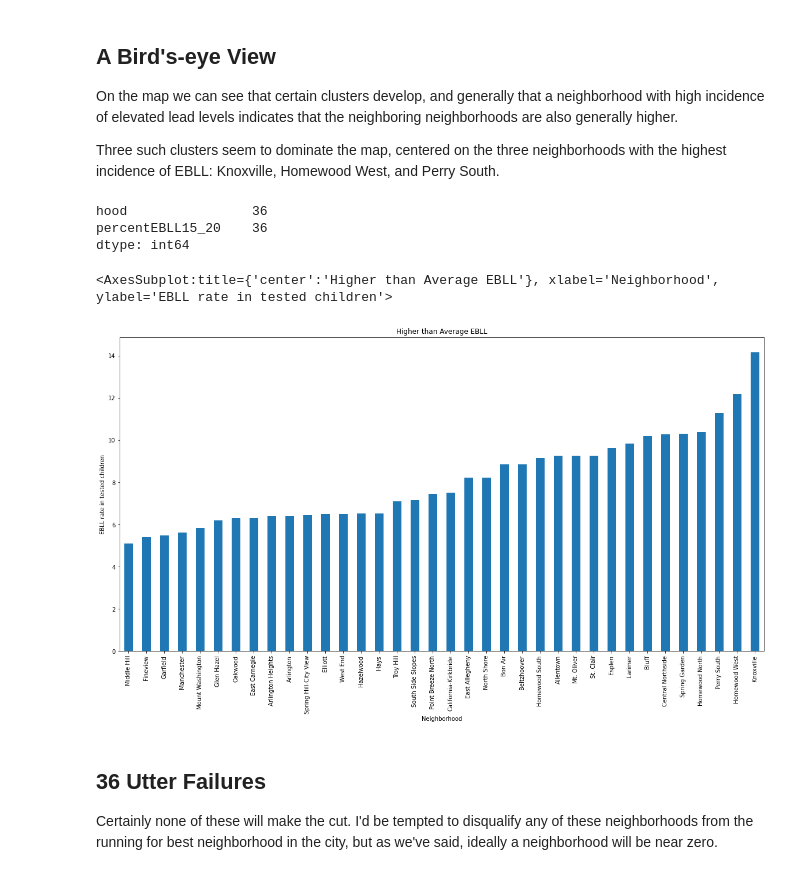
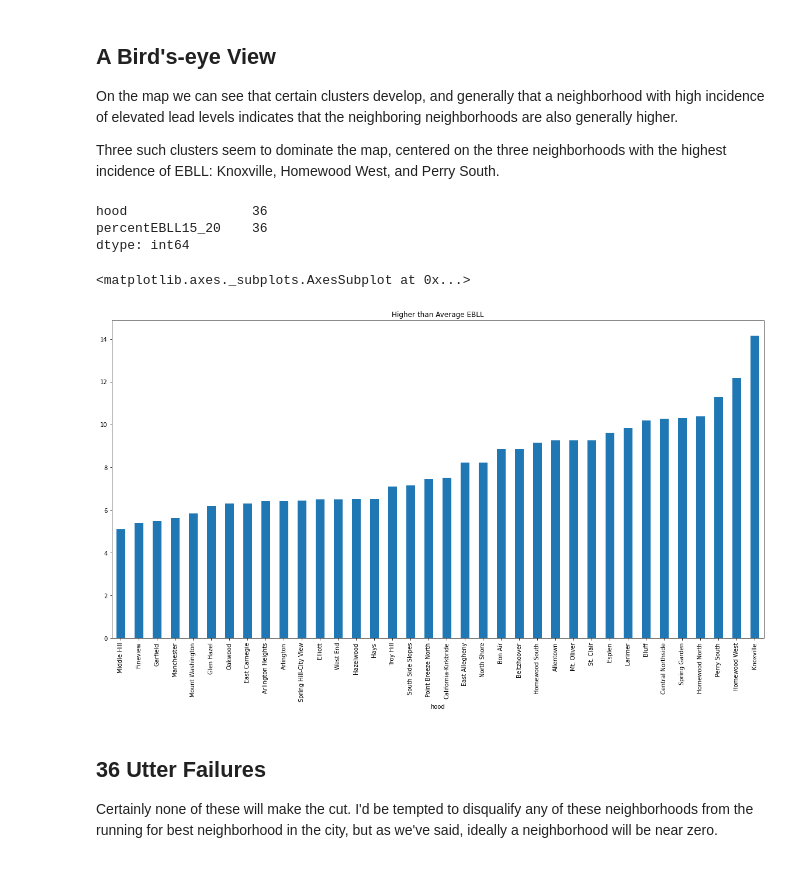
Before and after one commit to neffers/pittsburgh-neighborhood-analysis, a Jupyter notebook: jbb65-lead-in-the-water.ipynb, the cells around one changed output. Drawn from its saved outputs; the diff is of its cells as text; code cells hidden in the pictures.

```diff
--- a/jbb65-lead-in-the-water.ipynb
+++ b/jbb65-lead-in-the-water.ipynb
@@ -19,7 +19,8 @@ nb = gp.read_file("neighborhoods/Neighborhoods_.shp")
 ell = pd.read_csv("elevated-blood-lead-levels.csv")
 
 # Insert column to merge on in neighborhoods geodata
-nb.insert(0,"tract",nb['tractce10'].astype("Int64", errors='ignore').fillna(0))
+nb.insert(0,"tract",nb['tractce10'].fillna(0).astype("int64", errors='ignore'))
+#nb.insert(0,"tract",nb['tractce10'].astype("Int64", errors='ignore').fillna(0))
 
 # Insert column to merge on in lead level dataframe
 ell.insert(0,"tract",(ell["CensusTract"]-42003000000))
@@ -47,23 +48,23 @@ Three such clusters seem to dominate the map, centered on the three neighborhood
 # %%
 ezview = ellnb[['hood','percentEBLL15_20']].dropna().sort_values('percentEBLL15_20')
 mean = ezview['percentEBLL15_20'].mean()
 stddev = ezview['percentEBLL15_20'].std()
 higher_than_avg = ezview['percentEBLL15_20'] > mean
 print(ezview[higher_than_avg].count())
 ezview[higher_than_avg].plot(kind='bar',
                              x='hood',
                              y='percentEBLL15_20',
                              figsize=(20,10),
-                             xlabel='Neighborhood',
-                             ylabel='EBLL rate in tested children',
+                             #xlabel='Neighborhood',
+                             #ylabel='EBLL rate in tested children',
                              legend=False,
                              title='Higher than Average EBLL')
 # %% [output]
 hood                36
 percentEBLL15_20    36
 dtype: int64
-<AxesSubplot:title={'center':'Higher than Average EBLL'}, xlabel='Neighborhood', ylabel='EBLL rate in tested children'>
+<matplotlib.axes._subplots.AxesSubplot at 0x...>
-[figure, old version]
+[figure, new version]
 # %% [markdown]
 ## 36 Utter Failures
 Certainly none of these will make the cut. I'd be tempted to disqualify any of these neighborhoods from the running for best neighborhood in the city, but as we've said, ideally a neighborhood will be near zero.
```
Also changed, not shown: parts of 2 cells of this notebook, 1 other file.
